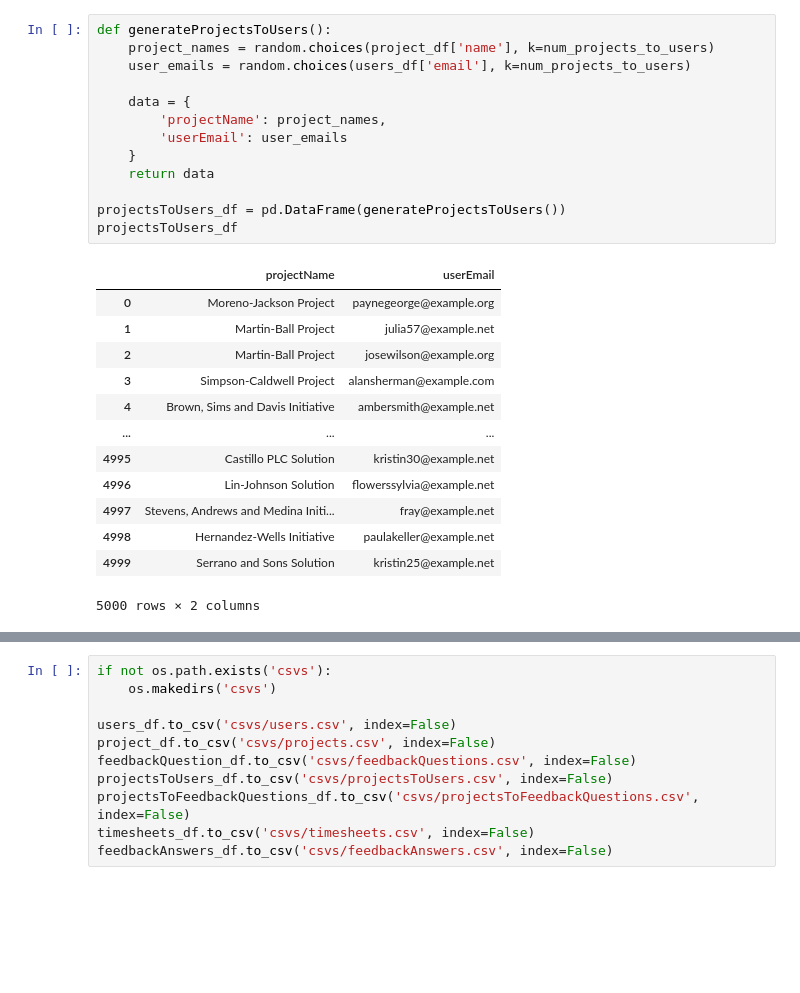
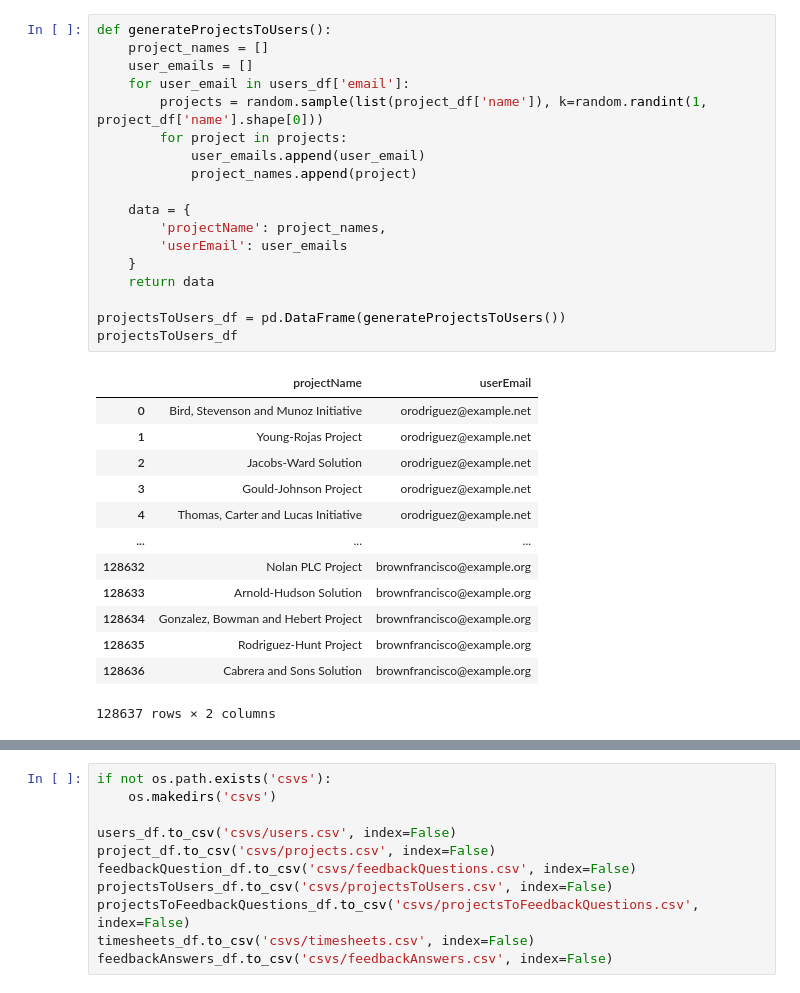
Before and after one commit to dasaniket20002/JMANFinalProject, a Jupyter notebook: misc/GenerateTables/generate_tables.ipynb, the cells around one changed output, grey strips where cells are left out. Saved outputs shown, nothing was run; the diff lists cells and outputs as text; blank space fills up the shorter version.

```diff
--- a/misc/GenerateTables/generate_tables.ipynb
+++ b/misc/GenerateTables/generate_tables.ipynb
@@ -165,29 +162,34 @@ feedbackQuestion_df
 # %%
 def generateProjectsToUsers():
-    project_names = random.choices(project_df['name'], k=num_projects_to_users)
-    user_emails = random.choices(users_df['email'], k=num_projects_to_users)
+    project_names = []
+    user_emails = []
+    for user_email in users_df['email']:
+        projects = random.sample(list(project_df['name']), k=random.randint(1, project_df['name'].shape[0]))
+        for project in projects:
+            user_emails.append(user_email)
+            project_names.append(project)
 
     data = {
         'projectName': project_names,
         'userEmail': user_emails
     }
     return data
 
 projectsToUsers_df = pd.DataFrame(generateProjectsToUsers())
 projectsToUsers_df
 # %% [output]
 |  | projectName | userEmail |
-| 0 | Moreno-Jackson Project | paynegeorge@example.org |
-| 1 | Martin-Ball Project | julia57@example.net |
-| 2 | Martin-Ball Project | josewilson@example.org |
-| 3 | Simpson-Caldwell Project | alansherman@example.com |
-| 4 | Brown, Sims and Davis Initiative | ambersmith@example.net |
+| 0 | Bird, Stevenson and Munoz Initiative | orodriguez@example.net |
+| 1 | Young-Rojas Project | orodriguez@example.net |
+| 2 | Jacobs-Ward Solution | orodriguez@example.net |
+| 3 | Gould-Johnson Project | orodriguez@example.net |
+| 4 | Thomas, Carter and Lucas Initiative | orodriguez@example.net |
 | ... | ... | ... |
-| 4995 | Castillo PLC Solution | kristin30@example.net |
-| 4996 | Lin-Johnson Solution | flowerssylvia@example.net |
-| 4997 | Stevens, Andrews and Medina Initi... | fray@example.net |
-| 4998 | Hernandez-Wells Initiative | paulakeller@example.net |
-| 4999 | Serrano and Sons Solution | kristin25@example.net |
+| 128632 | Nolan PLC Project | brownfrancisco@example.org |
+| 128633 | Arnold-Hudson Solution | brownfrancisco@example.org |
+| 128634 | Gonzalez, Bowman and Hebert Project | brownfrancisco@example.org |
+| 128635 | Rodriguez-Hunt Project | brownfrancisco@example.org |
+| 128636 | Cabrera and Sons Solution | brownfrancisco@example.org |
-5000 rows × 2 columns
+128637 rows × 2 columns
 # %%
 def generateProjectsToFeedbackQuestions():
```
Also changed, not shown: parts of 8 cells of this notebook, 9 other files.
